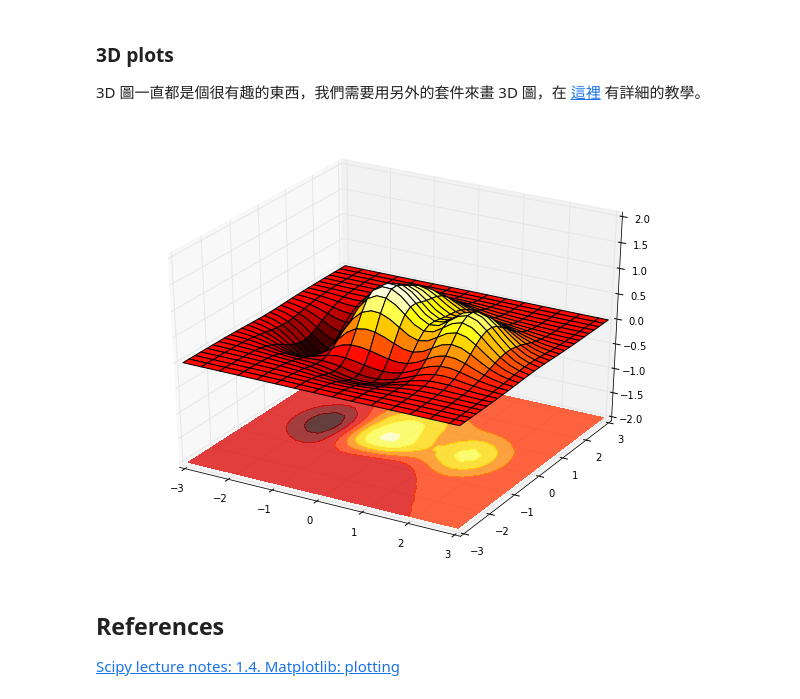
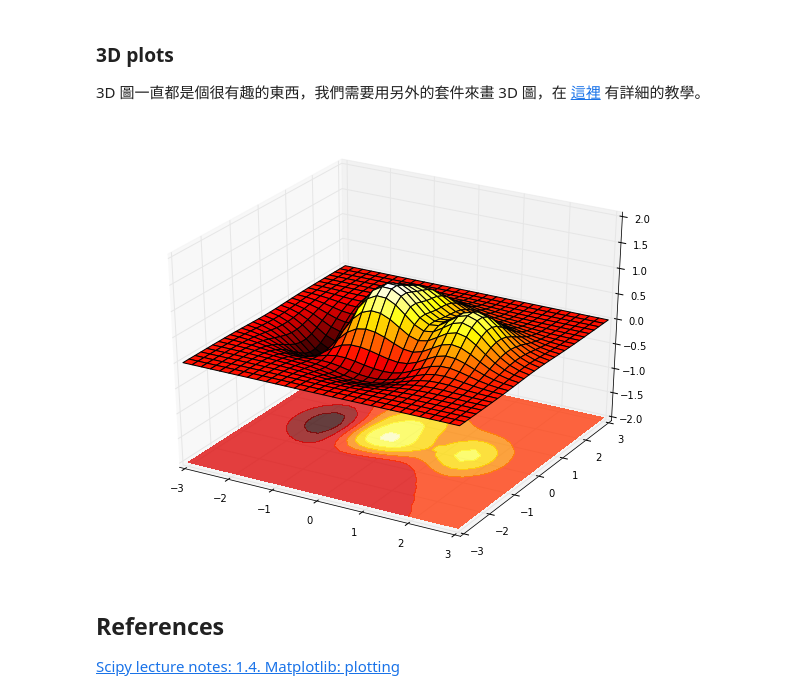
Before and after one commit to rickchung/My-Python-Learning-Material-2016, a Jupyter notebook: module5_scipy_numpy/reading/module5_scientific_python.ipynb, the cells around one changed output. Saved outputs shown, nothing was run; the diff lists cells and outputs as text; code cells hidden in the pictures.

```diff
--- a/module5_scipy_numpy/reading/module5_scientific_python.ipynb
+++ b/module5_scipy_numpy/reading/module5_scientific_python.ipynb
@@ -1018,35 +1018,35 @@ from mpl_toolkits.mplot3d import Axes3D # 需要使用其他的套件
 def f(x, y):
     return (1-x/2+x**5+y**3) * np.exp(-x**2-y**2)
 
 n = 30
 x = np.linspace(-3, 3, n)
 y = np.linspace(-3, 3, n)
 
 X, Y = np.meshgrid(x, y) # Return coordinate matrices from coordinate vectors
 
 
 # ----- plot below -----
 
 fig = plt.figure(figsize=(8, 6), dpi=80)
 
 ax = Axes3D(fig)  # 把畫布變成 3D 的，並取出軸
 
 # 畫上 3D 圖形,
 # (X, Y, Z)
 
 # 可以自己調調這些參數值，看看出來的結果會怎麼樣變化
 # rstride = size of array row stride 1~10
 # cstride = size of array col stride 1~10
-ax.plot_surface(X, Y, f(X,Y), rstride=1, cstride=2, cmap="hot")
+ax.plot_surface(X, Y, f(X,Y), rstride=1, cstride=1, cmap="hot")
 
 # 畫上 contour 圖（與上一個圖相同，但使用 .countourf 這一個 function）
 
 ax.contourf(X, Y, f(X,Y), zdir='z', offset=-2, alpha=.75, cmap="hot")
 ax.set_zlim(-2, 2)
 
 plt.show()
 # %% [output]
-[figure, old version]
+[figure, new version]
 # %% [markdown]
 ## References
 [Scipy lecture notes: 1.4. Matplotlib: plotting](http://www.scipy-lectures.org/intro/matplotlib/matplotlib.html)
```
Also changed, not shown: parts of 5 cells of this notebook.
